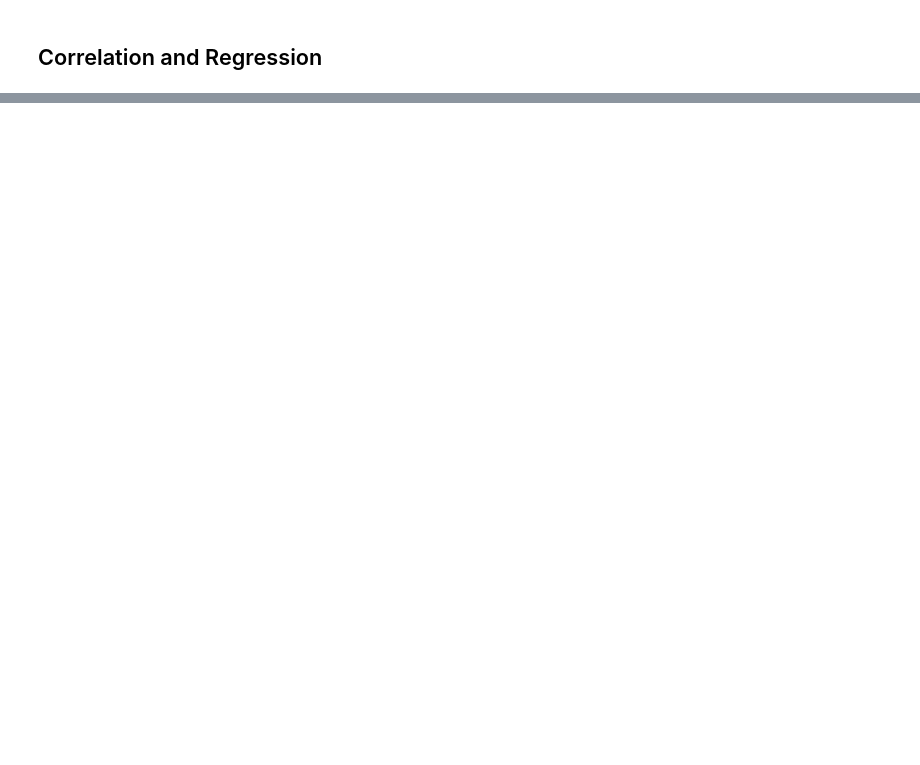
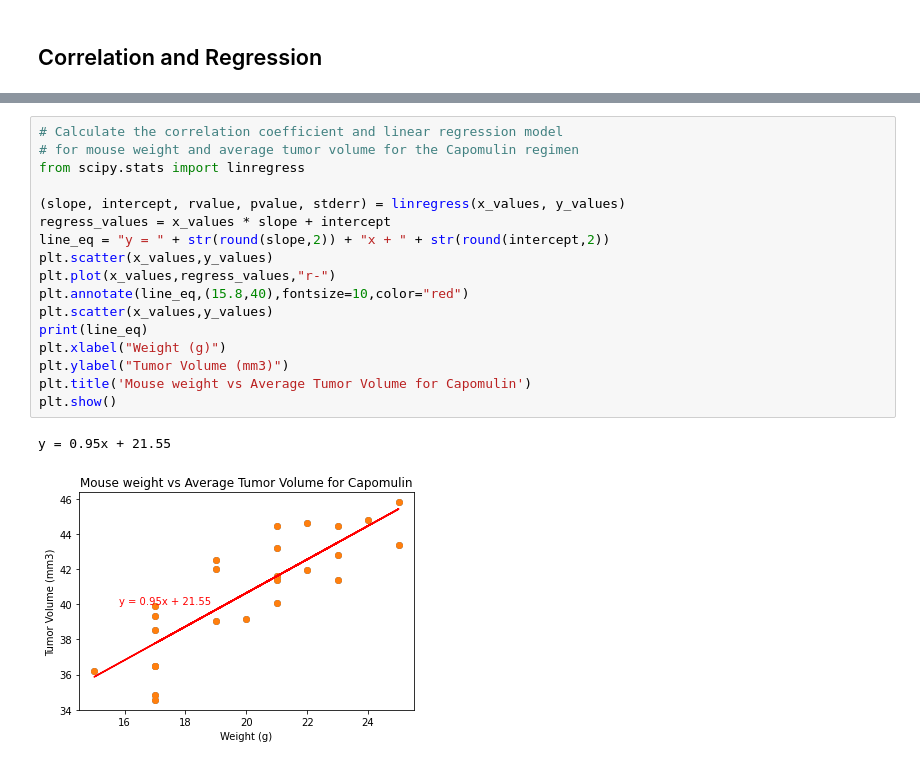
Before and after one commit to johnwanng/Matplotlib, a Jupyter notebook: pymaceuticals_starter.ipynb, the cells around one changed output, grey strips where cells are left out. Cells and saved outputs as stored; diff of their text form; blank space fills up the shorter version.

```diff
--- a/pymaceuticals_starter.ipynb
+++ b/pymaceuticals_starter.ipynb
@@ -208,0 +332,20 @@ plt.show()
+# %%
+# Calculate the correlation coefficient and linear regression model
+# for mouse weight and average tumor volume for the Capomulin regimen
+from scipy.stats import linregress
+
+(slope, intercept, rvalue, pvalue, stderr) = linregress(x_values, y_values)
+regress_values = x_values * slope + intercept
+line_eq = "y = " + str(round(slope,2)) + "x + " + str(round(intercept,2))
+plt.scatter(x_values,y_values)
+plt.plot(x_values,regress_values,"r-")
+plt.annotate(line_eq,(15.8,40),fontsize=10,color="red")
+plt.scatter(x_values,y_values)
+print(line_eq)
+plt.xlabel("Weight (g)")
+plt.ylabel("Tumor Volume (mm3)")
+plt.title('Mouse weight vs Average Tumor Volume for Capomulin')
+plt.show()
+# %% [output]
+y = 0.95x + 21.55
+[figure, added]
```
Also changed, not shown: parts of 21 cells of this notebook, 2 other files.
